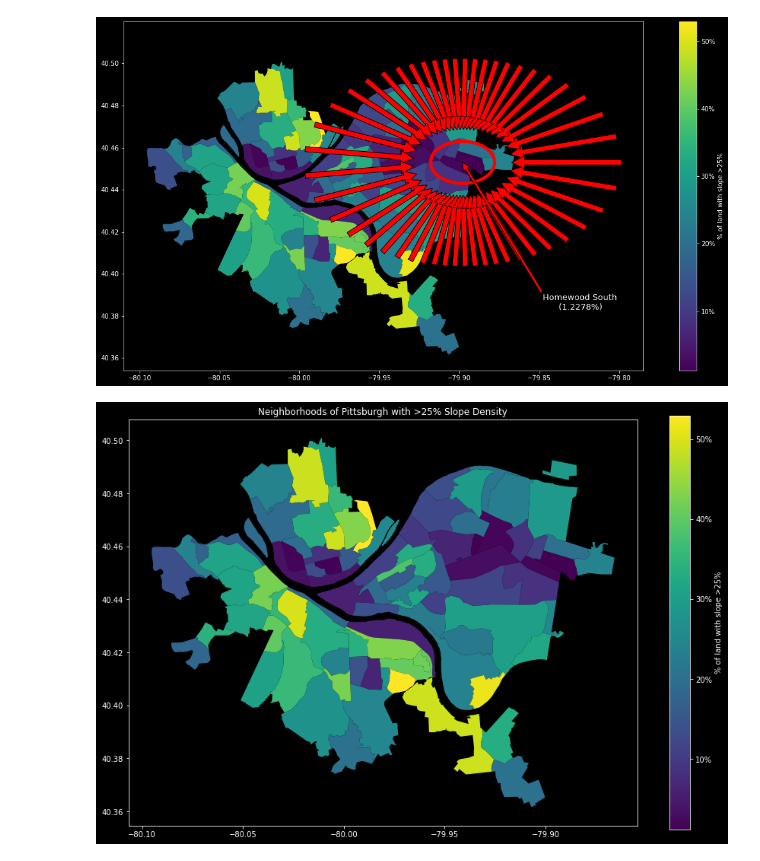
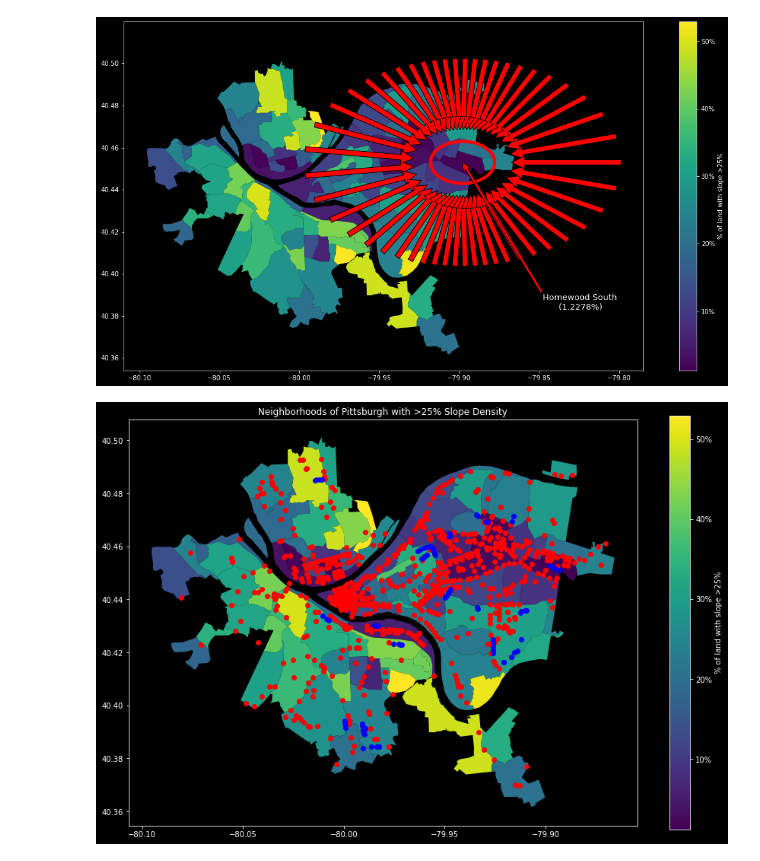
Before and after one commit to OWurst/cs0010-final-proj, a Jupyter notebook: matthew.ipynb, the cells around one changed output. Saved outputs shown, nothing was run; the diff lists cells and outputs as text; code cells hidden in the pictures.

```diff
--- a/matthew.ipynb
+++ b/matthew.ipynb
@@ -231,29 +231,36 @@ hoods.plot(
 # %% [output]
 <matplotlib.axes._subplots.AxesSubplot at 0x...>
 [figure]
+# %%
+stopLights = pd.read_csv("RedLights.csv")
+speedBumps = pd.read_csv("SpeedBumps.csv")
 # %%
 tick_args={
     'left': False,
     'labelleft': False,
     'labelbottom': False,
     'bottom': False
 }
 
 fig, ax = plt.subplots()
 fig.set_size_inches(15, 10)
 hoods.plot(
     ax=ax,
     column=density_df['density'],
     cmap='viridis',
     legend=True,
     legend_kwds={
         'label': "% of land with slope >25%",
         'orientation': 'vertical',
         'format': mtick.PercentFormatter(1.0),
     },
 )
 # plt.tick_params(**tick_args)
+for row in stopLights.iterrows():
+    plt.plot(row[1]['longitude'], row[1]['latitude'], 'ro')
+for row in speedBumps.iterrows():
+    plt.plot(row[1]['longitude'], row[1]['latitude'], 'bo')
 ax.set_title('Neighborhoods of Pittsburgh with >25% Slope Density')
 plt.show()
 # %% [output]
-[figure, old version]
+[figure, new version]
```
Also changed, not shown: 1 other file.
